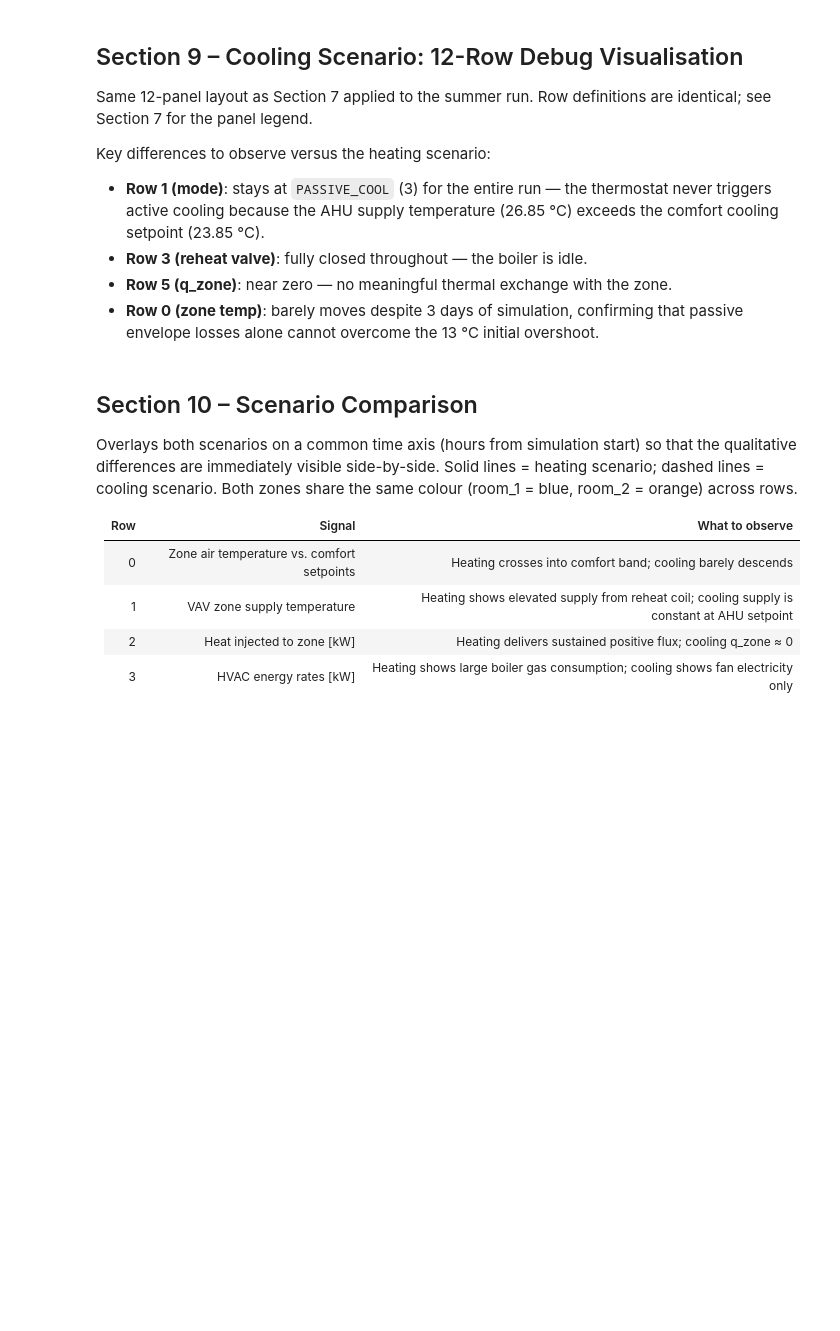
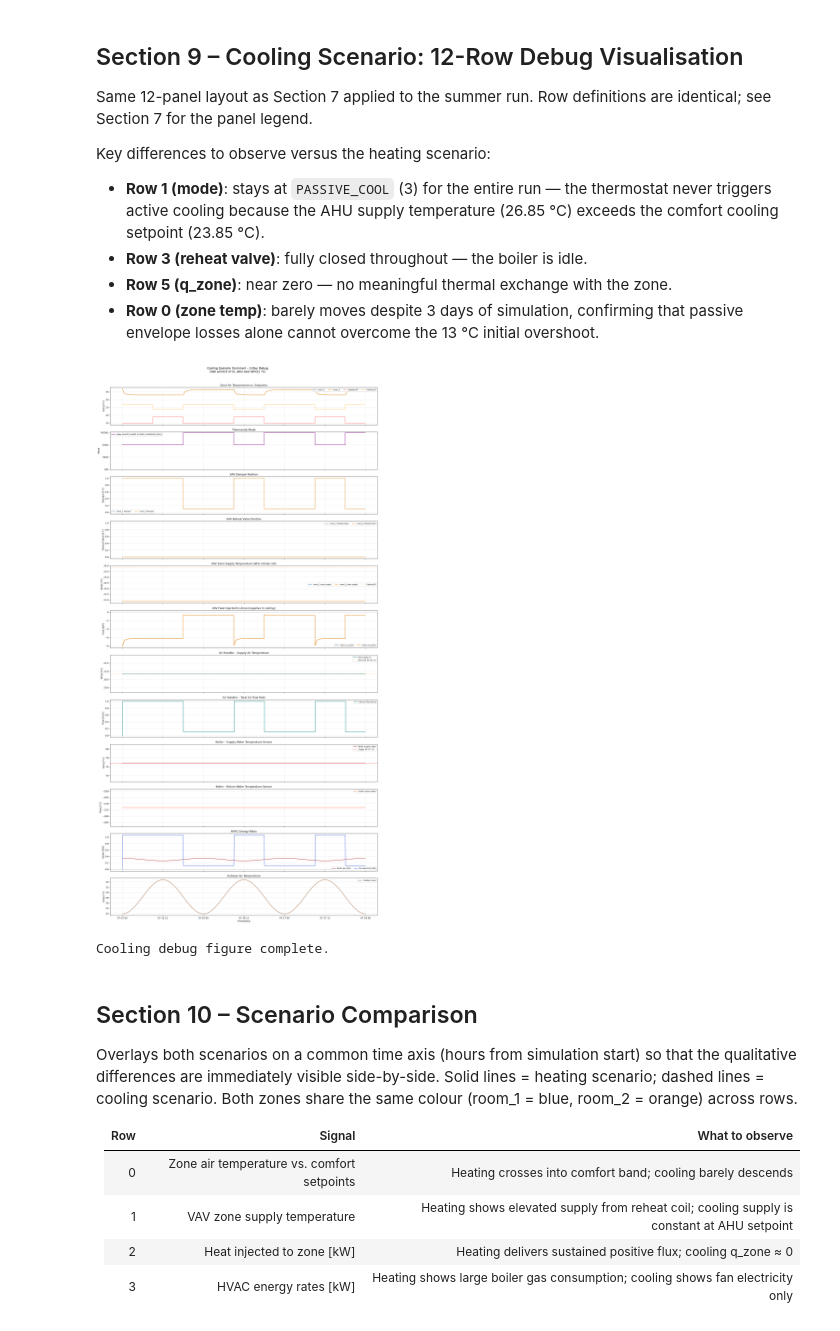
Before and after one commit to ajkhabbazi/sbsim, a Jupyter notebook: smart_control/simulator/building_setpoint_control_demo_ajk.ipynb, the cells around one changed output. Cells and saved outputs as stored; diff of their text form; code cells hidden in the pictures; blank space fills up the shorter version.

```diff
--- a/smart_control/simulator/building_setpoint_control_demo_ajk.ipynb
+++ b/smart_control/simulator/building_setpoint_control_demo_ajk.ipynb
@@ -1442,8 +1279,8 @@ TS_C = ts_cool
 fig_c, axes_c = plt.subplots(N_ROWS, 1, figsize=(18, N_ROWS * 3), sharex=True)
 fig_c.suptitle(
     "Cooling Scenario (Summer) – 3-Day Debug\n"
-    f"(VAV air={VAV_MAX_AIR_FLOW} m³/s, AHU supply-air SP="
-    f"{AHU_SUPPLY_AIR_SP_COOLING_K - KELVIN_TO_CELSIUS:.0f} °C)",
+    f"(VAV air={VAV_MAX_AIR_FLOW} m³/s, AHU cool SP="
+    f"{AHU_COOL_SP_K - KELVIN_TO_CELSIUS:.0f} °C)",
     fontsize=13,
 )
 
@@ -1568,11 +1405,11 @@ ax.grid(True, alpha=0.3)
 ax = axes_c[6]
 ax.plot(TS_C, ahu_supply_c, color="teal", lw=1.5, label="AHU supply air")
 ax.axhline(
-    AHU_SUPPLY_AIR_SP_COOLING_K - KELVIN_TO_CELSIUS,
+    AHU_COOL_SP_K - KELVIN_TO_CELSIUS,
     color="orange",
     ls=":",
     lw=1,
-    label=f"AHU supply-air SP ({AHU_SUPPLY_AIR_SP_COOLING_K - KELVIN_TO_CELSIUS:.0f} °C)",
+    label=f"AHU cool SP ({AHU_COOL_SP_K - KELVIN_TO_CELSIUS:.0f} °C)",
 )
 ax.set_ylabel("Temp [°C]")
 ax.set_title("Air Handler – Supply Air Temperature")
@@ -1616,33 +1453,36 @@ ax = axes_c[9]
 ax.plot(TS_C, boiler_rw_c, color="coral", lw=1.5, label="Boiler return water")
 ax.set_ylabel("Temp [°C]")
 ax.set_title("Boiler – Return Water Temperature Sensor")
 ax.legend(fontsize=8)
 ax.grid(True, alpha=0.3)
 
 # Row 10: HVAC energy rates.
 ax = axes_c[10]
 ax.plot(TS_C, boiler_gas_c, color="firebrick", lw=1.5, label="Boiler gas [kW]")
 ax.plot(
     TS_C, fan_elec_c, color="royalblue", lw=1.5, label="Fan electricity [kW]"
 )
 ax.axhline(0, color="gray", lw=0.8, ls="--")
 ax.set_ylabel("Power [kW]")
 ax.set_title("HVAC Energy Rates")
 ax.legend(fontsize=8, ncol=2)
 ax.grid(True, alpha=0.3)
 
 # Row 11: Outdoor air temperature.
 ax = axes_c[11]
 ax.plot(TS_C, outdoor_c, color="saddlebrown", lw=1.2, label="Outdoor temp")
 ax.set_ylabel("Temp [°C]")
 ax.set_xlabel("Timestamp")
 ax.set_title("Outdoor Air Temperature")
 ax.legend(fontsize=8)
 ax.grid(True, alpha=0.3)
 
 plt.tight_layout(rect=[0, 0, 1, 0.97])
 plt.show()
 print("Cooling debug figure complete.")
+# %% [output]
+[figure, added]
+Cooling debug figure complete.
 # %% [markdown]
 ## Section 10 – Scenario Comparison
 
```
Also changed, not shown: parts of 12 cells of this notebook, 2 other files.
